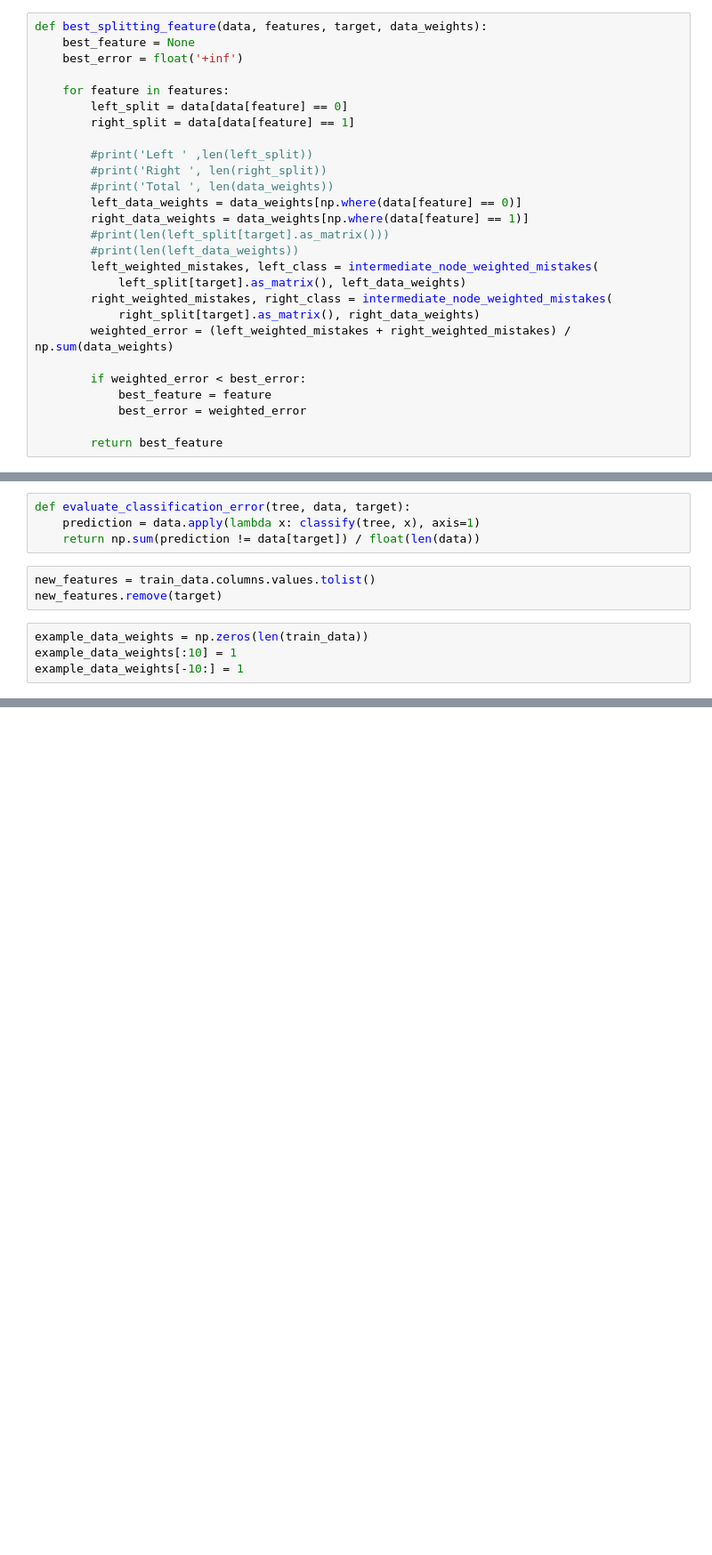
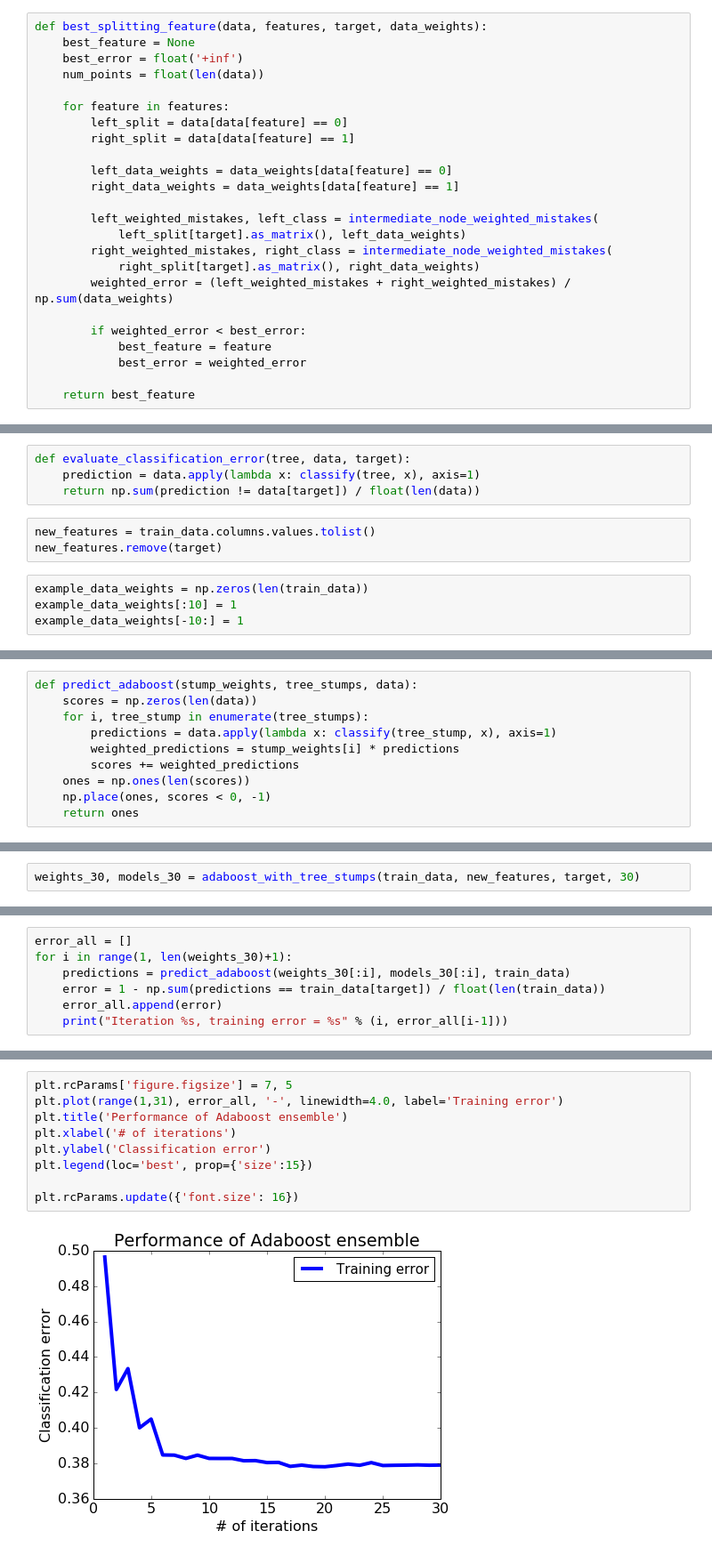
Before and after one commit to tzyk777/machine-learning, a Jupyter notebook: boosting a decision stump/boosting a decision stump.ipynb, the cells around one changed output, grey strips where cells are left out. Shown at 89% size. Cells and saved outputs as stored; diff of their text form; blank space fills up the shorter version.

Commit message:
Adaboost

```diff
--- a/boosting a decision stump/boosting a decision stump.ipynb
+++ b/boosting a decision stump/boosting a decision stump.ipynb
@@ -37,18 +49,15 @@ def intermediate_node_weighted_mistakes(labels_in_node, data_weights):
 def best_splitting_feature(data, features, target, data_weights):
     best_feature = None
     best_error = float('+inf')
+    num_points = float(len(data))
 
     for feature in features:
         left_split = data[data[feature] == 0]
         right_split = data[data[feature] == 1]
 
-        #print('Left ' ,len(left_split))
-        #print('Right ', len(right_split))
-        #print('Total ', len(data_weights))
-        left_data_weights = data_weights[np.where(data[feature] == 0)]
-        right_data_weights = data_weights[np.where(data[feature] == 1)]
-        #print(len(left_split[target].as_matrix()))
-        #print(len(left_data_weights))
+        left_data_weights = data_weights[data[feature] == 0]
+        right_data_weights = data_weights[data[feature] == 1]
+
         left_weighted_mistakes, left_class = intermediate_node_weighted_mistakes(
             left_split[target].as_matrix(), left_data_weights)
         right_weighted_mistakes, right_class = intermediate_node_weighted_mistakes(
@@ -59,7 +68,7 @@ def best_splitting_feature(data, features, target, data_weights):
             best_feature = feature
             best_error = weighted_error
 
-        return best_feature
+    return best_feature
 # %%
 class Node:
     def __init__(self, is_leaf=False, prediction=None, left=None, right=None, splitting_feature=None):
@@ -147,0 +235,10 @@ evaluate_classification_error(subset_20, train_data, target)
+# %%
+def predict_adaboost(stump_weights, tree_stumps, data):
+    scores = np.zeros(len(data))
+    for i, tree_stump in enumerate(tree_stumps):
+        predictions = data.apply(lambda x: classify(tree_stump, x), axis=1)
+        weighted_predictions = stump_weights[i] * predictions
+        scores += weighted_predictions
+    ones = np.ones(len(scores))
+    np.place(ones, scores < 0, -1)
+    return ones
@@ -147,0 +260,2 @@ evaluate_classification_error(subset_20, train_data, target)
+# %%
+weights_30, models_30 = adaboost_with_tree_stumps(train_data, new_features, target, 30)
@@ -147,0 +280,7 @@ evaluate_classification_error(subset_20, train_data, target)
+# %%
+error_all = []
+for i in range(1, len(weights_30)+1):
+    predictions = predict_adaboost(weights_30[:i], models_30[:i], train_data)
+    error = 1 - np.sum(predictions == train_data[target]) / float(len(train_data))
+    error_all.append(error)
+    print("Iteration %s, training error = %s" % (i, error_all[i-1]))
@@ -147,0 +309,11 @@ evaluate_classification_error(subset_20, train_data, target)
+# %%
+plt.rcParams['figure.figsize'] = 7, 5
+plt.plot(range(1,31), error_all, '-', linewidth=4.0, label='Training error')
+plt.title('Performance of Adaboost ensemble')
+plt.xlabel('# of iterations')
+plt.ylabel('Classification error')
+plt.legend(loc='best', prop={'size':15})
+
+plt.rcParams.update({'font.size': 16})
+# %% [output]
+[figure, added]
```
Also changed, not shown: parts of 16 cells of this notebook.
